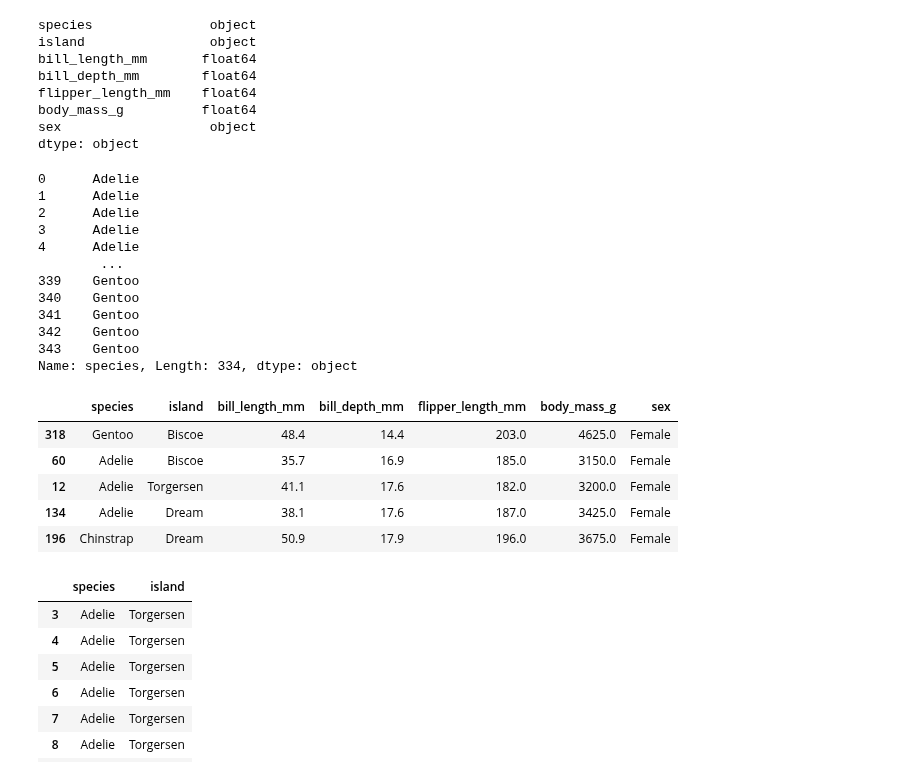
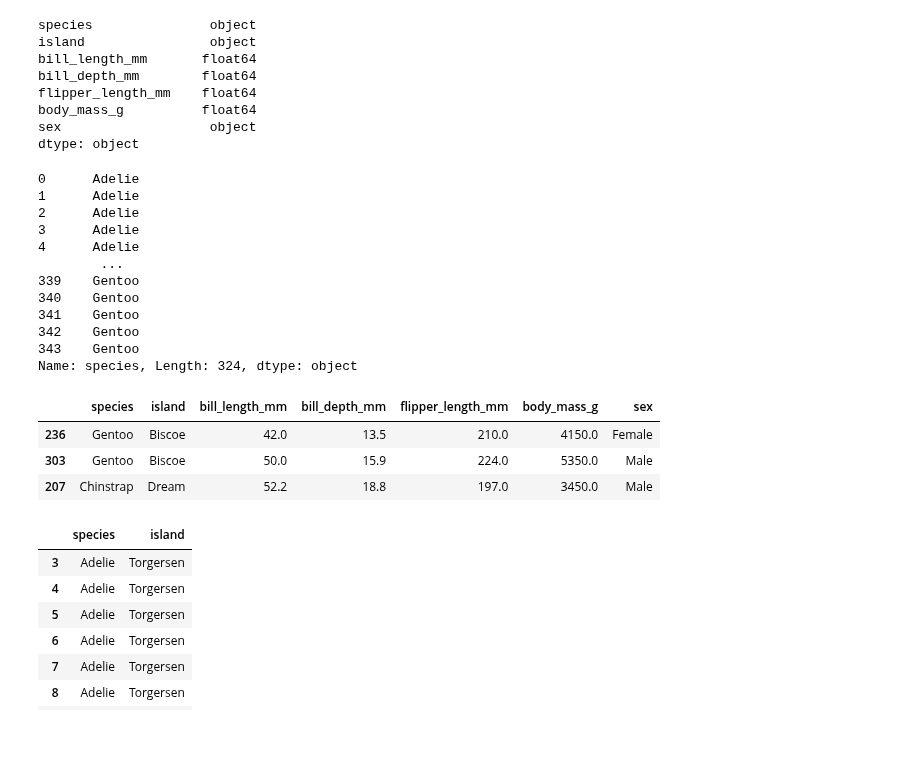
Before and after one commit to topiko/MLcourseMaterial, a Jupyter notebook: Basics/MLbasics.ipynb, the cells around one changed output. Saved outputs shown, nothing was run; the diff lists cells and outputs as text; code cells hidden in the pictures; blank space fills up the shorter version.

```diff
--- a/Basics/MLbasics.ipynb
+++ b/Basics/MLbasics.ipynb
@@ -65,12 +82,13 @@ The task is to predict probabilities of classes $y_i \in \mathbf{y}_\text{train}
 
 We shall try to infer the penguin species from some penguin dimensions.
 # %%
-# We list the first and then choose the one considering penguins. We also display the dataset:
-display(sns.get_dataset_names())
+# Use seaborn to load simple toybox dataset: (you can list all the available datasets by: sns.get_dataset_names())
+# It will return a pandas dataframe. DataFrames are super convenient way of storing tabular data.
 data = sns.load_dataset('penguins')
 
 # Remove the test set already now before even seeing anything.
-data_test = data.sample(10)
+data_test = data.sample(20)
+# Drop the test set from training set!!
 data = data.drop(data_test.index)
 
 data.head()
@@ -126,17 +126,17 @@ data.loc[:, 'species'] # access a single column equivalent to: data.species
 341    Gentoo
 342    Gentoo
 343    Gentoo
-Name: species, Length: 334, dtype: object
+Name: species, Length: 324, dtype: object
 # %%
-idxs = np.random.choice(data.index, size=5)
+# Pick random sample:
+idxs = np.random.choice(data.index, size=3)
+# Use the random idxs to pick up rows and sort values based on (bill_depth_mm):
 data.loc[idxs, :].sort_values('bill_depth_mm') # take rows indexed with idxs and sort w.r.t. bill depth
 # %% [output]
 |  | species | island | bill_length_mm | bill_depth_mm | flipper_length_mm | body_mass_g | sex |
-| 318 | Gentoo | Biscoe | 48.4 | 14.4 | 203.0 | 4625.0 | Female |
-| 60 | Adelie | Biscoe | 35.7 | 16.9 | 185.0 | 3150.0 | Female |
-| 12 | Adelie | Torgersen | 41.1 | 17.6 | 182.0 | 3200.0 | Female |
-| 134 | Adelie | Dream | 38.1 | 17.6 | 187.0 | 3425.0 | Female |
-| 196 | Chinstrap | Dream | 50.9 | 17.9 | 196.0 | 3675.0 | Female |
+| 236 | Gentoo | Biscoe | 42.0 | 13.5 | 210.0 | 4150.0 | Female |
+| 303 | Gentoo | Biscoe | 50.0 | 15.9 | 224.0 | 5350.0 | Male |
+| 207 | Chinstrap | Dream | 52.2 | 18.8 | 197.0 | 3450.0 | Male |
 # %%
 data.loc[3:10, ['species', 'island']] # access idxs 3 to 9 and columns species, island
 # %% [output]
```
Also changed, not shown: parts of 29 cells of this notebook.
